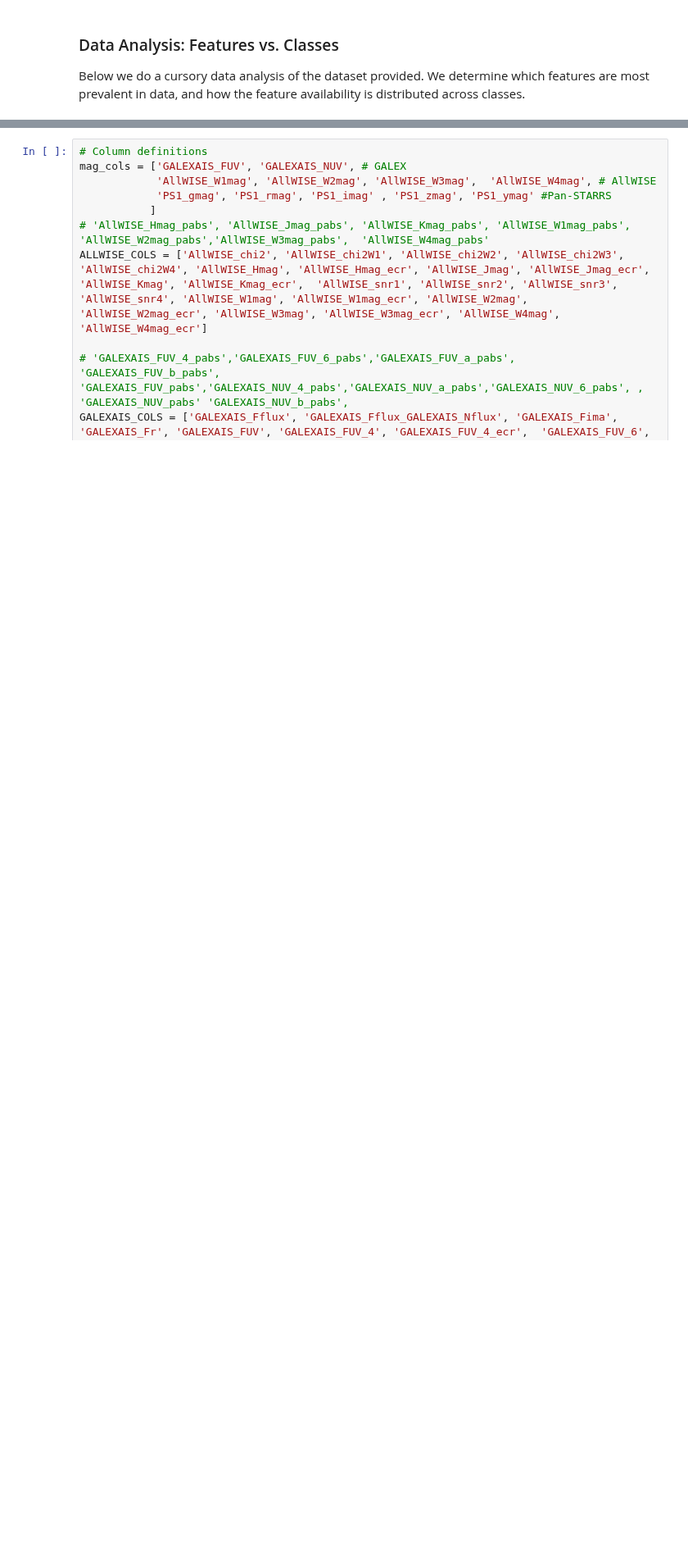
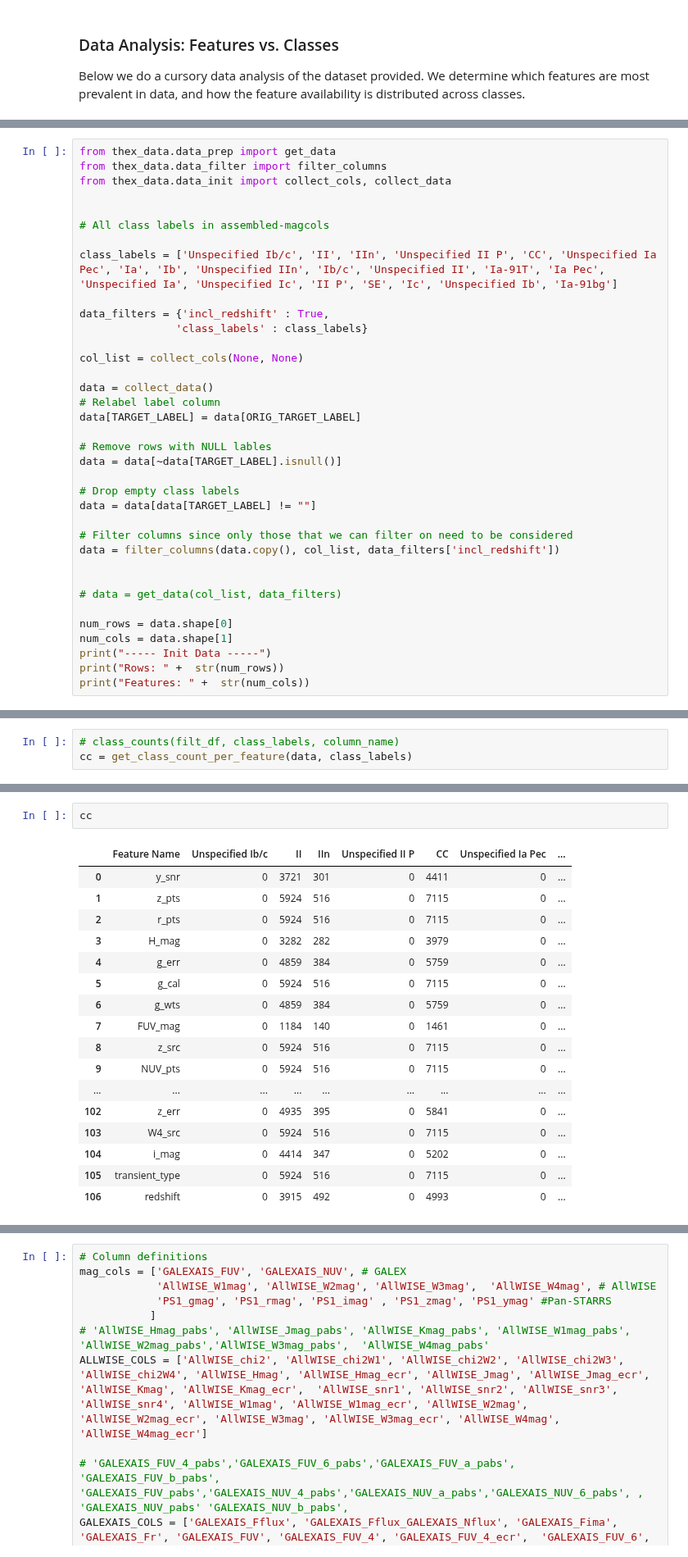
Before and after one commit to marinakiseleva/thex_model, a Jupyter notebook: notebooks/Data Analysis.ipynb, the cells around one changed output, grey strips where cells are left out. Shown at 82% size. Drawn from its saved outputs; the diff is of its cells as text; blank space fills up the shorter version.

```diff
--- a/notebooks/Data Analysis.ipynb
+++ b/notebooks/Data Analysis.ipynb
@@ -5,0 +44,36 @@ from thex_data.data_init import collect_data
+# %%
+from thex_data.data_prep import get_data
+from thex_data.data_filter import filter_columns
+from thex_data.data_init import collect_cols, collect_data
+
+
+# All class labels in assembled-magcols
+
+class_labels = ['Unspecified Ib/c', 'II', 'IIn', 'Unspecified II P', 'CC', 'Unspecified Ia Pec', 'Ia', 'Ib', 'Unspecified IIn', 'Ib/c', 'Unspecified II', 'Ia-91T', 'Ia Pec', 'Unspecified Ia', 'Unspecified Ic', 'II P', 'SE', 'Ic', 'Unspecified Ib', 'Ia-91bg']
+
+data_filters = {'incl_redshift' : True,
+               'class_labels' : class_labels}
+
+col_list = collect_cols(None, None)
+
+data = collect_data()
+# Relabel label column
+data[TARGET_LABEL] = data[ORIG_TARGET_LABEL]
+
+# Remove rows with NULL lables
+data = data[~data[TARGET_LABEL].isnull()]
+
+# Drop empty class labels
+data = data[data[TARGET_LABEL] != ""]
+
+# Filter columns since only those that we can filter on need to be considered
+data = filter_columns(data.copy(), col_list, data_filters['incl_redshift'])
+
+
+# data = get_data(col_list, data_filters)
+
+num_rows = data.shape[0]
+num_cols = data.shape[1]
+print("----- Init Data -----")
+print("Rows: " +  str(num_rows))
+print("Features: " +  str(num_cols))
@@ -5,0 +98,3 @@ from thex_data.data_init import collect_data
+# %%
+# class_counts(filt_df, class_labels, column_name)
+cc = get_class_count_per_feature(data, class_labels)
@@ -5,0 +119,20 @@ from thex_data.data_init import collect_data
+# %%
+cc
+# %% [output]
+|  | Feature Name | Unspecified Ib/c | II | IIn | Unspecified II P | CC | Unspecified Ia Pec | ... |
+| 0 | y_snr | 0 | 3721 | 301 | 0 | 4411 | 0 | ... |
+| 1 | z_pts | 0 | 5924 | 516 | 0 | 7115 | 0 | ... |
+| 2 | r_pts | 0 | 5924 | 516 | 0 | 7115 | 0 | ... |
+| 3 | H_mag | 0 | 3282 | 282 | 0 | 3979 | 0 | ... |
+| 4 | g_err | 0 | 4859 | 384 | 0 | 5759 | 0 | ... |
+| 5 | g_cal | 0 | 5924 | 516 | 0 | 7115 | 0 | ... |
+| 6 | g_wts | 0 | 4859 | 384 | 0 | 5759 | 0 | ... |
+| 7 | FUV_mag | 0 | 1184 | 140 | 0 | 1461 | 0 | ... |
+| 8 | z_src | 0 | 5924 | 516 | 0 | 7115 | 0 | ... |
+| 9 | NUV_pts | 0 | 5924 | 516 | 0 | 7115 | 0 | ... |
+| ... | ... | ... | ... | ... | ... | ... | ... | ... |
+| 102 | z_err | 0 | 4935 | 395 | 0 | 5841 | 0 | ... |
+| 103 | W4_src | 0 | 5924 | 516 | 0 | 7115 | 0 | ... |
+| 104 | i_mag | 0 | 4414 | 347 | 0 | 5202 | 0 | ... |
+| 105 | transient_type | 0 | 5924 | 516 | 0 | 7115 | 0 | ... |
+| 106 | redshift | 0 | 3915 | 492 | 0 | 4993 | 0 | ... |
```
Also changed, not shown: parts of 22 cells of this notebook, 1 other file.
